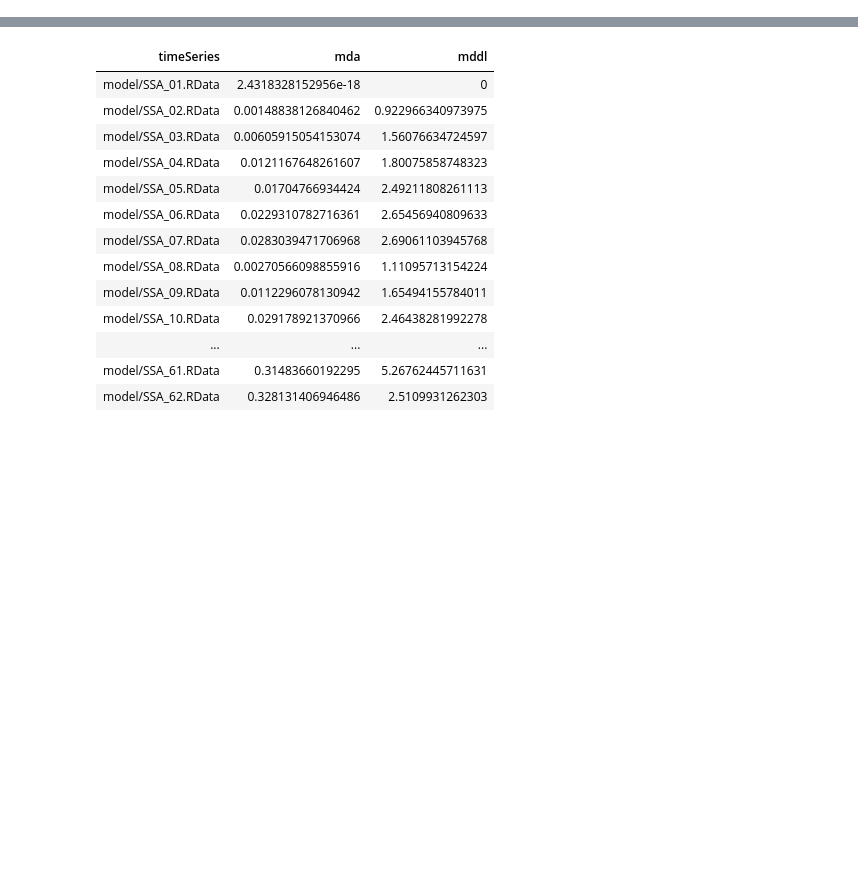
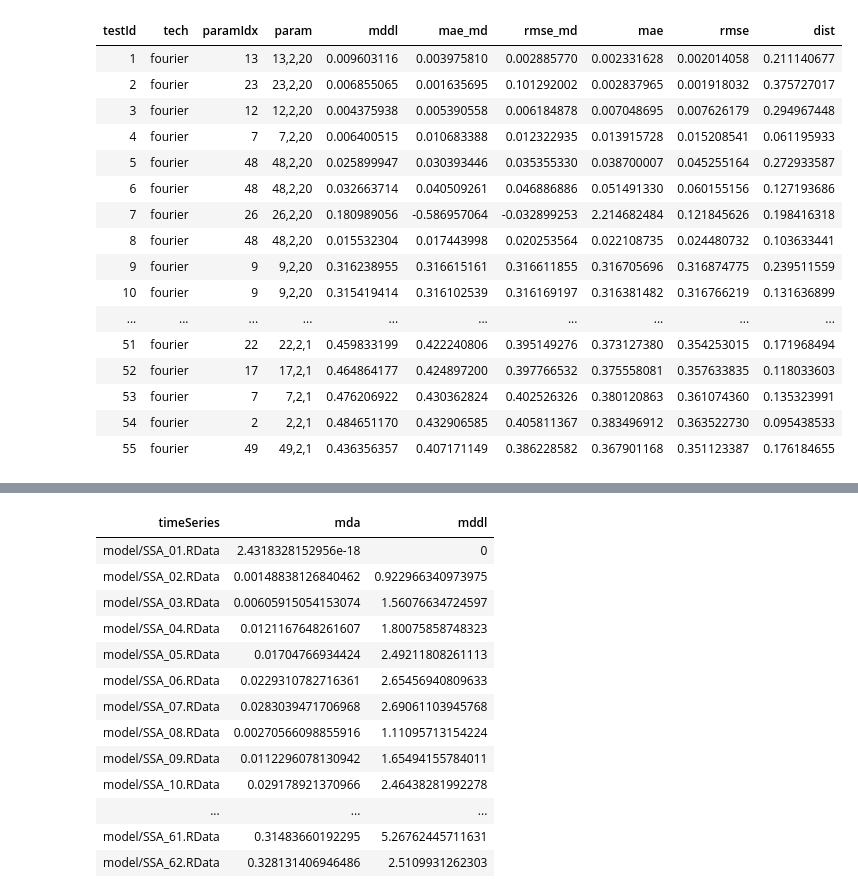
Before and after one commit to felipelageduarte/Doutorado, a Jupyter notebook: 3 - Results.ipynb, the cells around one changed output, grey strips where cells are left out. Cells and saved outputs as stored; diff of their text form; code cells hidden in the pictures; blank space fills up the shorter version.

```diff
--- a/3 - Results.ipynb
+++ b/3 - Results.ipynb
@@ -15,10 +11,0 @@ mddl = matrix(nrow=0, ncol=65)
-# %%
-models = modelsLake[grepl("*Fourier*", modelsLake)]
-testData = data.frame(matrix(nrow = length(models), ncol = 3, dimnames=list(c(), c('timeSeries', 'mda', 'mddl'))))
-for(i in 1:length(models)){
-    load(models[i])
-    testData[i,] = c(models[i], model$mda, model$mddl)
-}
-mda  = rbind(mda,  as.numeric(testData$mda))
-mddl = rbind(mddl, as.numeric(testData$mddl))
-testData
@@ -43,10 +11,0 @@ testData
-# %%
-models = modelsLake[grepl("*Wavelets*", modelsLake)]
-testData = data.frame(matrix(nrow = length(models), ncol = 3, dimnames=list(c(), c('timeSeries', 'mda', 'mddl'))))
-for(i in 1:length(models)){
-    load(models[i])
-    testData[i,] = c(models[i], model$mda, model$mddl)
-}
-mda  = rbind(mda,  as.numeric(testData$mda))
-mddl = rbind(mddl, as.numeric(testData$mddl))
-testData
@@ -70,0 +26,31 @@ testData
+# %%
+models = modelsLake[grepl("*fourier*", modelsLake)]
+testData = data.frame()
+for(i in 1:length(models)){
+    load(models[i])
+    if (i == 1) {
+        testData = model$eval
+    } else {
+        testData = merge(testData, model$eval, all.x = TRUE, all.y = TRUE)
+    }
+
+}
+testData
+# %% [output]
+| testId | tech | paramIdx | param | mddl | mae_md | rmse_md | mae | rmse | dist |
+| 1 | fourier | 13 | 13,2,20 | 0.009603116 | 0.003975810 | 0.002885770 | 0.002331628 | 0.002014058 | 0.211140677 |
+| 2 | fourier | 23 | 23,2,20 | 0.006855065 | 0.001635695 | 0.101292002 | 0.002837965 | 0.001918032 | 0.375727017 |
+| 3 | fourier | 12 | 12,2,20 | 0.004375938 | 0.005390558 | 0.006184878 | 0.007048695 | 0.007626179 | 0.294967448 |
+| 4 | fourier | 7 | 7,2,20 | 0.006400515 | 0.010683388 | 0.012322935 | 0.013915728 | 0.015208541 | 0.061195933 |
+| 5 | fourier | 48 | 48,2,20 | 0.025899947 | 0.030393446 | 0.035355330 | 0.038700007 | 0.045255164 | 0.272933587 |
+| 6 | fourier | 48 | 48,2,20 | 0.032663714 | 0.040509261 | 0.046886886 | 0.051491330 | 0.060155156 | 0.127193686 |
+| 7 | fourier | 26 | 26,2,20 | 0.180989056 | -0.586957064 | -0.032899253 | 2.214682484 | 0.121845626 | 0.198416318 |
+| 8 | fourier | 48 | 48,2,20 | 0.015532304 | 0.017443998 | 0.020253564 | 0.022108735 | 0.024480732 | 0.103633441 |
+| 9 | fourier | 9 | 9,2,20 | 0.316238955 | 0.316615161 | 0.316611855 | 0.316705696 | 0.316874775 | 0.239511559 |
+| 10 | fourier | 9 | 9,2,20 | 0.315419414 | 0.316102539 | 0.316169197 | 0.316381482 | 0.316766219 | 0.131636899 |
+| ... | ... | ... | ... | ... | ... | ... | ... | ... | ... |
+| 51 | fourier | 22 | 22,2,1 | 0.459833199 | 0.422240806 | 0.395149276 | 0.373127380 | 0.354253015 | 0.171968494 |
+| 52 | fourier | 17 | 17,2,1 | 0.464864177 | 0.424897200 | 0.397766532 | 0.375558081 | 0.357633835 | 0.118033603 |
+| 53 | fourier | 7 | 7,2,1 | 0.476206922 | 0.430362824 | 0.402526326 | 0.380120863 | 0.361074360 | 0.135323991 |
+| 54 | fourier | 2 | 2,2,1 | 0.484651170 | 0.432906585 | 0.405811367 | 0.383496912 | 0.363522730 | 0.095438533 |
+| 55 | fourier | 49 | 49,2,1 | 0.436356357 | 0.407171149 | 0.386228582 | 0.367901168 | 0.351123387 | 0.176184655 |
```
Also changed, not shown: parts of 5 cells of this notebook, 2 other files.
